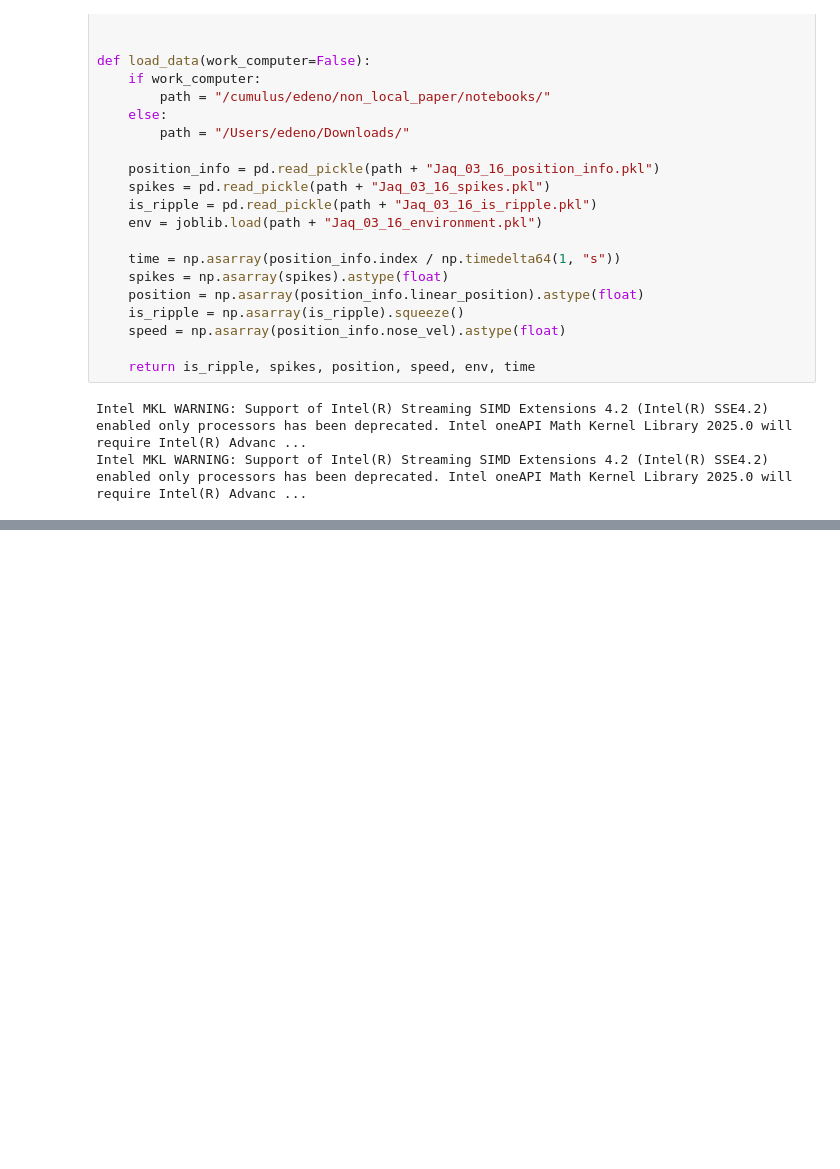
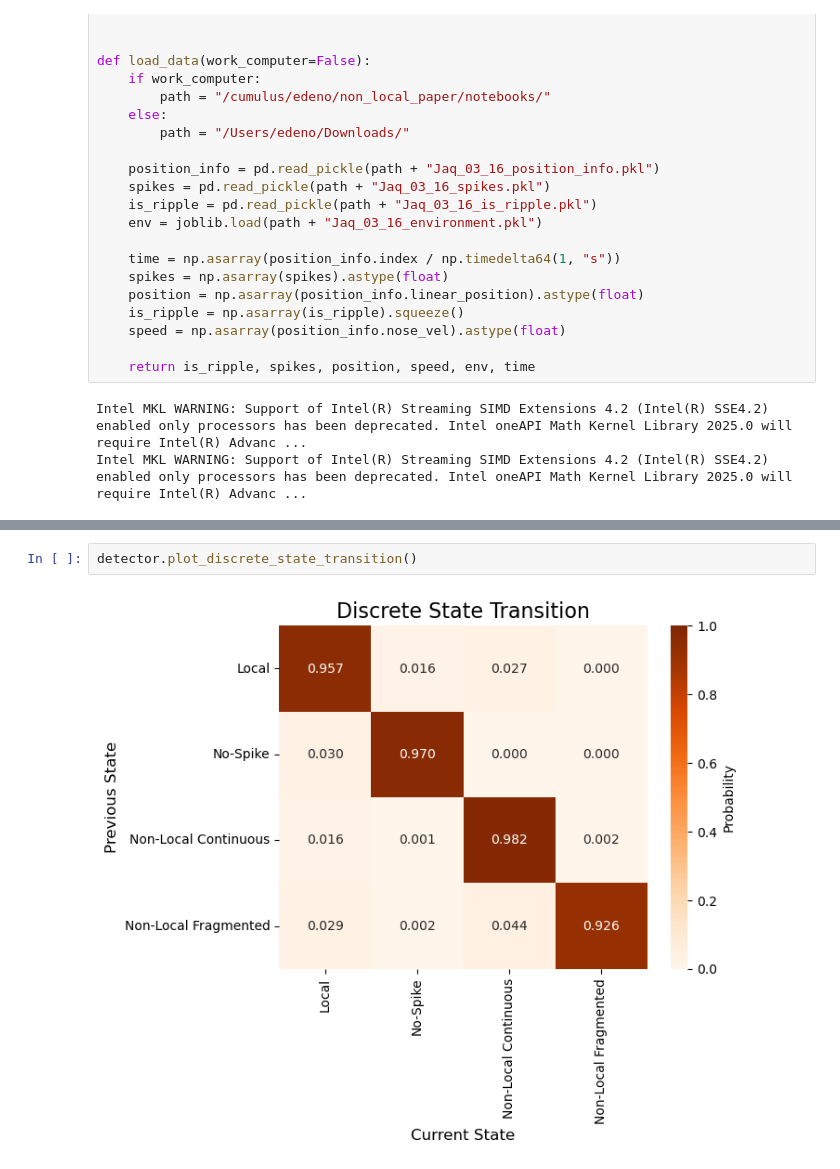
Before and after one commit to LorenFrankLab/non_local_detector, a Jupyter notebook: notebooks/test_non_local.ipynb, the cells around one changed output, grey strips where cells are left out. Cells and saved outputs as stored; diff of their text form; blank space fills up the shorter version.

```diff
--- a/notebooks/test_non_local.ipynb
+++ b/notebooks/test_non_local.ipynb
@@ -93,0 +140,4 @@ results.acausal_state_probabilities.isel(time=slice(90_000, 100_000)).plot(
+# %%
+detector.plot_discrete_state_transition()
+# %% [output]
+[figure, added]
```
Also changed, not shown: parts of 7 cells of this notebook.
